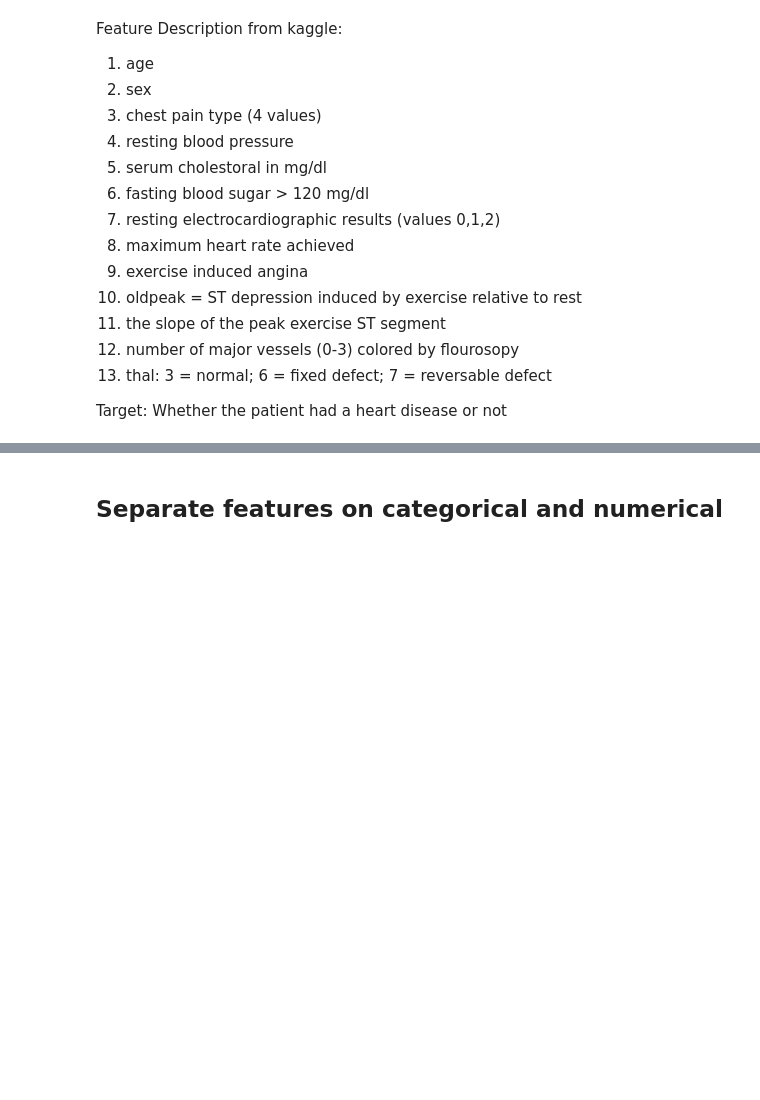
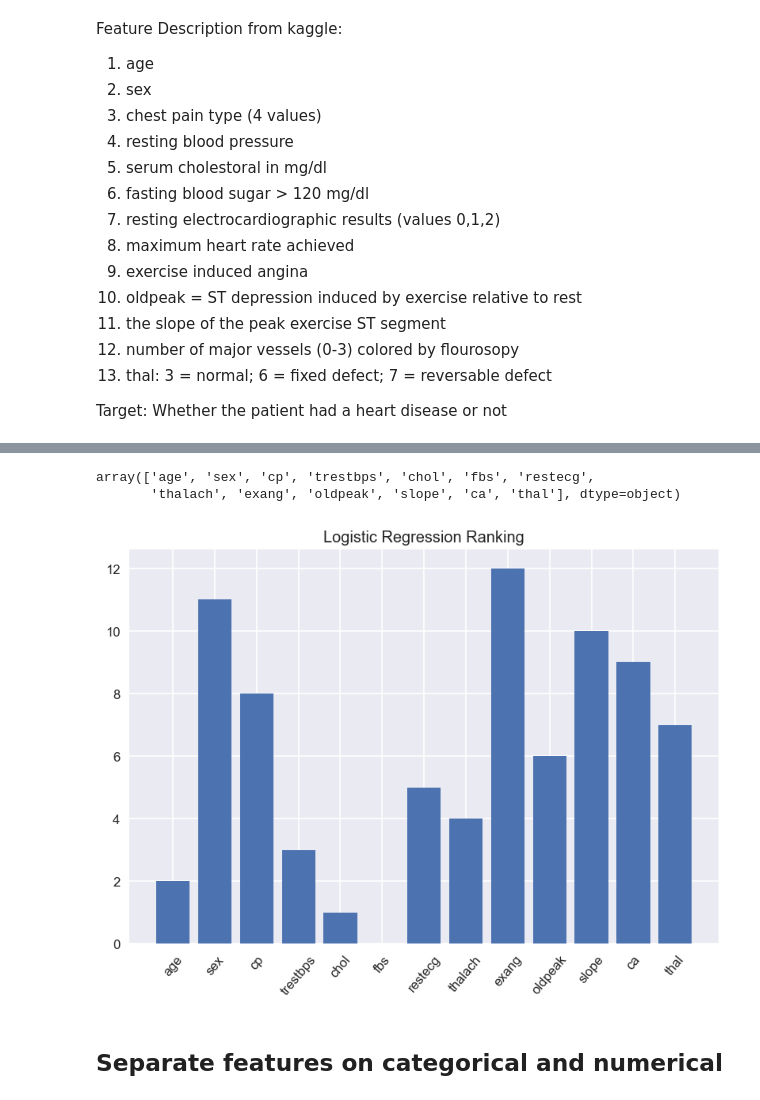
Before and after one commit to aiskunks/Klee, a Jupyter notebook: notebooks/sklearn_exploration.ipynb, the cells around one changed output, grey strips where cells are left out. Cells and saved outputs as stored; diff of their text form; code cells hidden in the pictures; blank space fills up the shorter version.

```diff
--- a/notebooks/sklearn_exploration.ipynb
+++ b/notebooks/sklearn_exploration.ipynb
@@ -55,3 +86,23 @@ df_heart.astype("object").describe()
+# %%
+# df_heart.iloc[:, :-1]
+df_heart.columns.values[df_heart.columns.values != "label"]
+# %% [output]
+array(['age', 'sex', 'cp', 'trestbps', 'chol', 'fbs', 'restecg',
+       'thalach', 'exang', 'oldpeak', 'slope', 'ca', 'thal'], dtype=object)
+# %%
+from sklearn.feature_selection import RFE
+from sklearn.linear_model import LogisticRegression
+
+
+df_heart = df_heart.rename(columns={"target": "label"})
+# ALL_FEATURES
+X = df_heart.iloc[:, :-1]
+y = df_heart.label
+selector = RFE(estimator=LogisticRegression(penalty="l1", solver="liblinear"), n_features_to_select=1)
+selector.fit(X, y)
+plot_feature_importance(selector.ranking_.max() - selector.ranking_, ALL_FEATURES, "Logistic Regression Ranking")
+# %% [output]
+[figure, added]
 # %% [markdown]
 ## Separate features on categorical and numerical
 # %%
```
Also changed, not shown: parts of 5 cells of this notebook, 33 other files.
